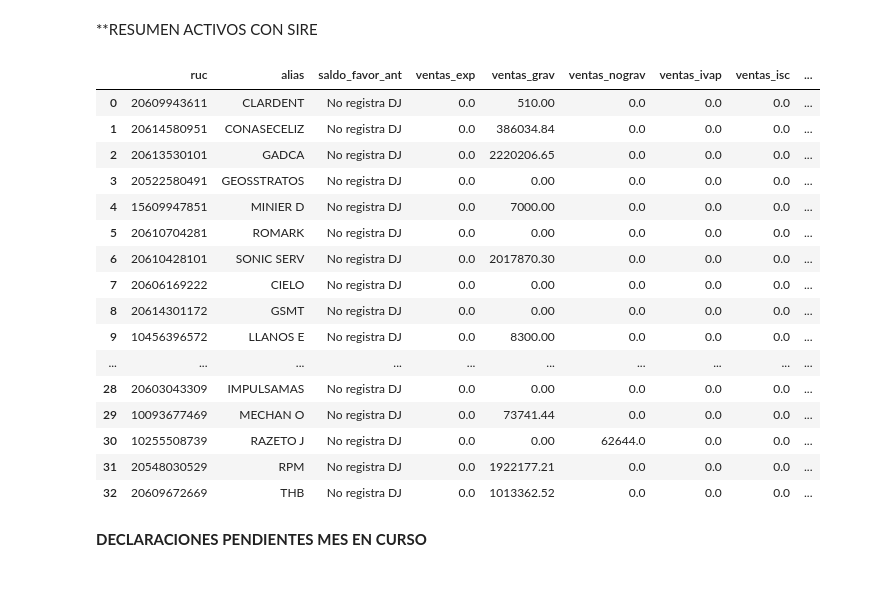
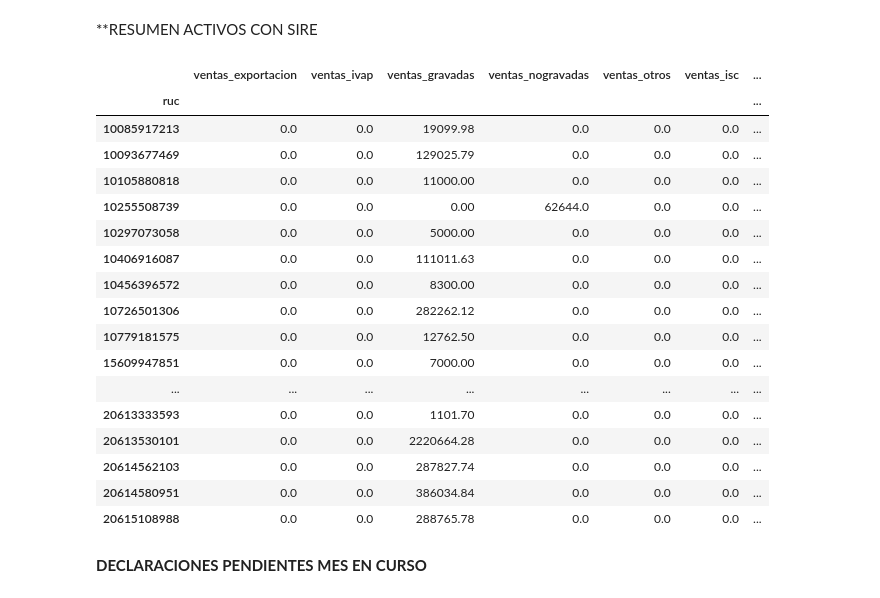
Before and after one commit to Raknaros/pytest, a Jupyter notebook: MetaContabilidad.ipynb, the cells around one changed output. Cells and saved outputs as stored; diff of their text form; code cells hidden in the pictures.

```diff
--- a/MetaContabilidad.ipynb
+++ b/MetaContabilidad.ipynb
@@ -183,24 +190,52 @@ v = acc_5.copy()
 c = acc_8.copy()
 a9 = acc_9.copy()
 
-# 3. PROCESAMIENTO DE VENTAS (Vectorizado)
-# Definimos el signo: Notas de Crédito (7) son negativas, el resto positivas
+# 1. Definimos el signo universal (Nota de Crédito resta)
 v['signo'] = np.where(v['tipo_comprobante'] == 7, -1, 1)
 
-# Calculamos columnas de interés multiplicadas por el signo cuando sea necesario
-v['v_exp'] = np.where((v['tipo_operacion'] == 17) & (v['destino'] == 2), v['valor'] * v['signo'], 0)
-v['v_grav'] = np.where((v['tipo_operacion'] == 1) & (v['tipo_comprobante'] != 7) & (v['destino'] != 2), v['valor'], 0)
-v['v_nograv'] = np.where((v['tipo_operacion'] == 1) & (v['tipo_comprobante'] != 7) & (v['destino'] == 2), v['valor'], 0) + \
-                np.where((v['tipo_operacion'] == 1) & (v['tipo_comprobante'] != 7) & (v['destino'] == 3), v['otros_cargos'], 0)
-v['v_ivap'] = np.where((v['tipo_comprobante'] != 7) & (v['destino'] == 4), v['valor'], 0)
-v['v_isc'] = np.where(v['tipo_comprobante'] != 7, v['isc'], 0)
-v['v_icbp'] = np.where(v['tipo_comprobante'] != 7, v['icbp'], 0)
-v['v_otros'] = np.where(v['destino'] != 3, v['otros_cargos'], 0)
+# 2. Definimos las banderas de Tipo de Operación
+is_ivap = (v['tipo_operacion'] == 40)
+is_export = (v['tipo_operacion'] == 17)
+is_standard = ~(is_ivap | is_export)
 
+# --- REGLA IVAP (Operación 40) ---
+# Suma de valor + igv (restando en NC)
+v['v_ivap'] = np.where(is_ivap, (v['valor'] + v['igv']) * v['signo'], 0)
+
+# --- REGLA EXPORTACIÓN (Operación 17) ---
+v['v_exportacion'] = np.where(is_export, v['valor'] * v['signo'], 0)
+
+# --- REGLA ESTÁNDAR (Diferente a 17 y 40) ---
+
+# Ventas Gravadas: Destino != 2
+v['v_gravadas'] = np.where(is_standard & (v['destino'] != 2),
+                           v['valor'] * v['signo'], 0)
+
+# Ventas No Gravadas: (Destino 2 -> valor) + (Destino 3 -> otros_cargos)
+v['v_nogravadas'] = np.where(is_standard & (v['destino'] == 2), v['valor'] * v['signo'], 0) + \
+                    np.where(is_standard & (v['destino'] == 3), v['otros_cargos'] * v['signo'], 0)
+
+# Ventas Otros (otros_cargos): Destino 1 o 2
+v['v_otros'] = np.where(is_standard & (v['destino'] == 1), v['otros_cargos'] * v['signo'], 0) + \
+               np.where(is_standard & (v['destino'] == 2), v['otros_cargos'] * v['signo'], 0)
+
+# --- REGLA IMPUESTOS ADICIONALES ---
+# Se aplican a todos los tipos de operación si existen
+v['v_isc'] = v['isc'] * v['signo']
+v['v_icbp'] = v['icbp'] * v['signo']
+
+# 3. AGRUPACIÓN FINAL
 resumen_v = v.groupby('ruc').agg({
-    'v_exp': 'sum', 'v_grav': 'sum', 'v_nograv': 'sum',
-    'v_ivap': 'sum', 'v_isc': 'sum', 'v_icbp': 'sum', 'v_otros': 'sum'
+    'v_exportacion': 'sum',
+    'v_ivap': 'sum',
+    'v_gravadas': 'sum',
+    'v_nogravadas': 'sum',
+    'v_otros': 'sum',
+    'v_isc': 'sum',
+    'v_icbp': 'sum'
 }).rename(columns=lambda x: x.replace('v_', 'ventas_'))
+
+display(resumen_v)
 
 # 4. PROCESAMIENTO DE COMPRAS (Vectorizado)
 c['tasa'] = np.where(c['valor'] != 0, c['igv'] / c['valor'], 0)
@@ -241,51 +276,52 @@ resumen_saldos = resumen_saldos[['ruc', 'saldo_favor_ant']].set_index('ruc')
 # Al hacer concat, los RUCs que no están en resumen_saldos quedarán como NaN
 resumen_final = pd.concat([resumen_v, resumen_c, resumen_saldos], axis=1).reset_index()
 
 # 7. TRATAMIENTO DE NULOS (Regla 2: Si NO existe en acc_9)
 
 # A. Para todas las columnas numéricas (ventas/compras), ponemos 0
 cols_num = resumen_final.select_dtypes(include=[np.number]).columns
 resumen_final[cols_num] = resumen_final[cols_num].fillna(0)
 
 # B. Para la columna de saldo:
 # Los que eran NaN aquí son los que no tenían fila en acc_9 para ese periodo.
 resumen_final['saldo_favor_ant'] = resumen_final['saldo_favor_ant'].fillna('No registra DJ')
 
 # 8. UNIÓN CON ENTIDADES Y ORDEN FINAL
 resumen_final = resumen_final.merge(priv_entities[['ruc', 'alias']], on='ruc', how='left')
 
 cols = ['ruc', 'alias', 'saldo_favor_ant'] + [c for c in resumen_final.columns if c not in ['ruc', 'alias', 'saldo_favor_ant']]
 resumen_final = resumen_final[cols]
 
 resumen_final = (
     resumen_final
     .assign(u_digito = lambda x: x['ruc'] % 10) # Crea columna temporal con el último dígito
     .sort_values(by=['u_digito', 'alias'], ascending=[True, True]) # Ordena por dígito y luego alias
     .drop(columns='u_digito') # Elimina la columna temporal para que no ensucie el reporte
 )
 
 # Reiniciar el índice para que sea correlativo tras el ordenamiento
 resumen_final = resumen_final.reset_index(drop=True)
 
-display(resumen_final)
+#display(resumen_final)
 # %% [output]
-|  | ruc | alias | saldo_favor_ant | ventas_exp | ventas_grav | ventas_nograv | ventas_ivap | ventas_isc | ... |
-| 0 | 20609943611 | CLARDENT | No registra DJ | 0.0 | 510.00 | 0.0 | 0.0 | 0.0 | ... |
-| 1 | 20614580951 | CONASECELIZ | No registra DJ | 0.0 | 386034.84 | 0.0 | 0.0 | 0.0 | ... |
-| 2 | 20613530101 | GADCA | No registra DJ | 0.0 | 2220206.65 | 0.0 | 0.0 | 0.0 | ... |
-| 3 | 20522580491 | GEOSSTRATOS | No registra DJ | 0.0 | 0.00 | 0.0 | 0.0 | 0.0 | ... |
-| 4 | 15609947851 | MINIER D | No registra DJ | 0.0 | 7000.00 | 0.0 | 0.0 | 0.0 | ... |
-| 5 | 20610704281 | ROMARK | No registra DJ | 0.0 | 0.00 | 0.0 | 0.0 | 0.0 | ... |
-| 6 | 20610428101 | SONIC SERV | No registra DJ | 0.0 | 2017870.30 | 0.0 | 0.0 | 0.0 | ... |
-| 7 | 20606169222 | CIELO | No registra DJ | 0.0 | 0.00 | 0.0 | 0.0 | 0.0 | ... |
-| 8 | 20614301172 | GSMT | No registra DJ | 0.0 | 0.00 | 0.0 | 0.0 | 0.0 | ... |
-| 9 | 10456396572 | LLANOS E | No registra DJ | 0.0 | 8300.00 | 0.0 | 0.0 | 0.0 | ... |
-| ... | ... | ... | ... | ... | ... | ... | ... | ... | ... |
-| 28 | 20603043309 | IMPULSAMAS | No registra DJ | 0.0 | 0.00 | 0.0 | 0.0 | 0.0 | ... |
-| 29 | 10093677469 | MECHAN O | No registra DJ | 0.0 | 73741.44 | 0.0 | 0.0 | 0.0 | ... |
-| 30 | 10255508739 | RAZETO J | No registra DJ | 0.0 | 0.00 | 62644.0 | 0.0 | 0.0 | ... |
-| 31 | 20548030529 | RPM | No registra DJ | 0.0 | 1922177.21 | 0.0 | 0.0 | 0.0 | ... |
-| 32 | 20609672669 | THB | No registra DJ | 0.0 | 1013362.52 | 0.0 | 0.0 | 0.0 | ... |
+|  | ventas_exportacion | ventas_ivap | ventas_gravadas | ventas_nogravadas | ventas_otros | ventas_isc | ... |
+| ruc |  |  |  |  |  |  | ... |
+| 10085917213 | 0.0 | 0.0 | 19099.98 | 0.0 | 0.0 | 0.0 | ... |
+| 10093677469 | 0.0 | 0.0 | 129025.79 | 0.0 | 0.0 | 0.0 | ... |
+| 10105880818 | 0.0 | 0.0 | 11000.00 | 0.0 | 0.0 | 0.0 | ... |
+| 10255508739 | 0.0 | 0.0 | 0.00 | 62644.0 | 0.0 | 0.0 | ... |
+| 10297073058 | 0.0 | 0.0 | 5000.00 | 0.0 | 0.0 | 0.0 | ... |
+| 10406916087 | 0.0 | 0.0 | 111011.63 | 0.0 | 0.0 | 0.0 | ... |
+| 10456396572 | 0.0 | 0.0 | 8300.00 | 0.0 | 0.0 | 0.0 | ... |
+| 10726501306 | 0.0 | 0.0 | 282262.12 | 0.0 | 0.0 | 0.0 | ... |
+| 10779181575 | 0.0 | 0.0 | 12762.50 | 0.0 | 0.0 | 0.0 | ... |
+| 15609947851 | 0.0 | 0.0 | 7000.00 | 0.0 | 0.0 | 0.0 | ... |
+| ... | ... | ... | ... | ... | ... | ... | ... |
+| 20613333593 | 0.0 | 0.0 | 1101.70 | 0.0 | 0.0 | 0.0 | ... |
+| 20613530101 | 0.0 | 0.0 | 2220664.28 | 0.0 | 0.0 | 0.0 | ... |
+| 20614562103 | 0.0 | 0.0 | 287827.74 | 0.0 | 0.0 | 0.0 | ... |
+| 20614580951 | 0.0 | 0.0 | 386034.84 | 0.0 | 0.0 | 0.0 | ... |
+| 20615108988 | 0.0 | 0.0 | 288765.78 | 0.0 | 0.0 | 0.0 | ... |
 # %% [markdown]
 **DECLARACIONES PENDIENTES MES EN CURSO**
 # %%
```
Also changed, not shown: parts of 1 cell of this notebook.
